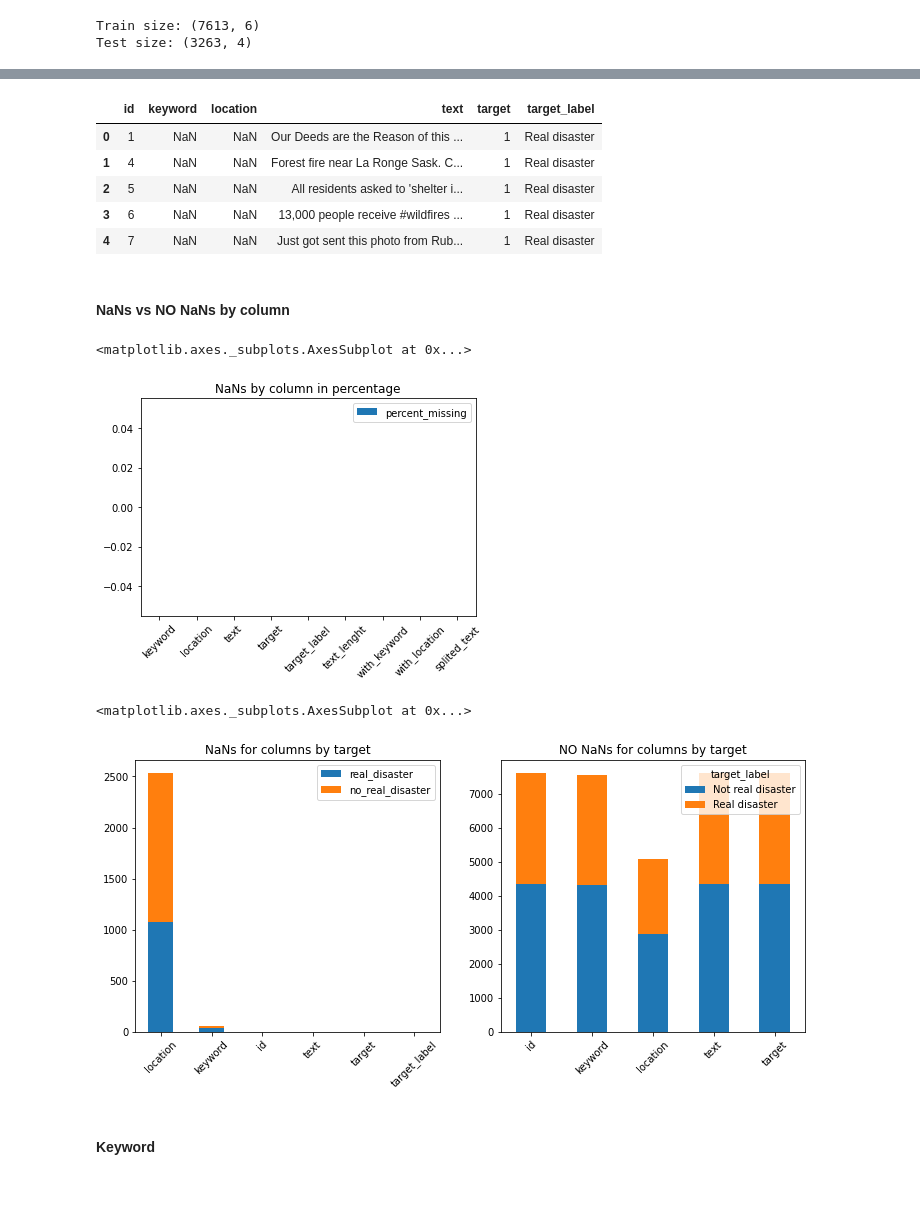
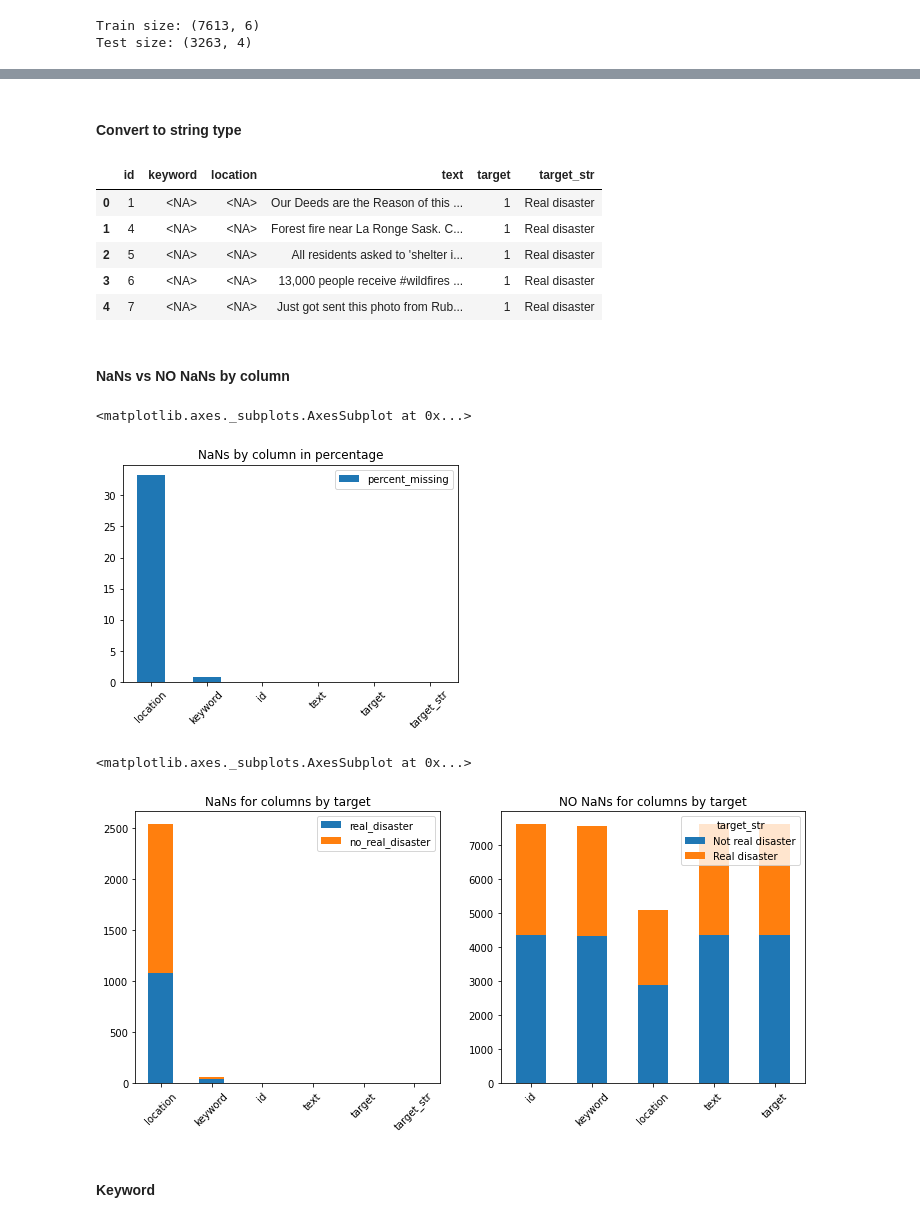
Before and after one commit to casals90/nlp_with_disaster_tweets, a Jupyter notebook: NLP_twitter.ipynb, the cells around one changed output, grey strips where cells are left out. Drawn from its saved outputs; the diff is of its cells as text; code cells hidden in the pictures; blank space fills up the shorter version.

```diff
--- a/NLP_twitter.ipynb
+++ b/NLP_twitter.ipynb
@@ -16,15 +22,18 @@ from nltk.stem.porter import PorterStemmer
 # %%
-target_dict = {
-    0: "Not real disaster",
-    1: "Real disaster"
-}
-
 no_real_disater = 0
 real_disaster = 1
 
 no_real_disaster_label = "no_real_disaster"
 real_disaster_label = "real_disaster"
 
+target_names = ["Not real disaster", "Real disaster"]
+
+target_dict = {
+    "label": target_names,
+    "value": [0, 1]
+}
+target_df = pd.DataFrame(target_dict)
+
 original_columns = ["id", "keyword", "location", "text", "target"]
 
 stop_words = stopwords.words('english')
@@ -41,5 +51,8 @@ test_file = os.path.join(data_folder, "test.csv")
 train_df = pd.read_csv(train_file)
 test_df = pd.read_csv(test_file)
 
+
 # Adding target labels
-train_df.loc[:, "target_label"] = train_df["target"].apply(lambda x: target_dict[x])
+train_df.loc[:, "target_str"] = pd.merge(train_df, target_df, how="left", left_on="target", right_on="value")["label"]
+
+train_df.head()
@@ -66,14 +86,19 @@ Data columns (total 6 columns):
 dtypes: int64(2), object(4)
 memory usage: 357.0+ KB
+# %% [markdown]
+#### Convert to string type
+# %%
+string_columns = ["keyword", "location", "text", "target_str"]
+train_df.loc[:, string_columns] = train_df[string_columns].astype("string")
 # %%
 train_df.head()
 # %% [output]
-|  | id | keyword | location | text | target | target_label |
-| 0 | 1 | NaN | NaN | Our Deeds are the Reason of this ... | 1 | Real disaster |
-| 1 | 4 | NaN | NaN | Forest fire near La Ronge Sask. C... | 1 | Real disaster |
-| 2 | 5 | NaN | NaN | All residents asked to 'shelter i... | 1 | Real disaster |
-| 3 | 6 | NaN | NaN | 13,000 people receive #wildfires ... | 1 | Real disaster |
-| 4 | 7 | NaN | NaN | Just got sent this photo from Rub... | 1 | Real disaster |
+|  | id | keyword | location | text | target | target_str |
+| 0 | 1 | <NA> | <NA> | Our Deeds are the Reason of this ... | 1 | Real disaster |
+| 1 | 4 | <NA> | <NA> | Forest fire near La Ronge Sask. C... | 1 | Real disaster |
+| 2 | 5 | <NA> | <NA> | All residents asked to 'shelter i... | 1 | Real disaster |
+| 3 | 6 | <NA> | <NA> | 13,000 people receive #wildfires ... | 1 | Real disaster |
+| 4 | 7 | <NA> | <NA> | Just got sent this photo from Rub... | 1 | Real disaster |
 # %% [markdown]
 #### NaNs vs NO NaNs by column
 # %%
@@ -82,32 +107,30 @@ missing_value_df = pd.DataFrame({"percent_missing": percent_missing})
 
 missing_value_df.sort_values(by="percent_missing", ascending=False).plot(
     kind="bar", title="NaNs by column in percentage", rot=45)
-
-# sns.barplot(y="percent_missing",data=missing_value_df, palette='PRGn')
 # %% [output]
 <matplotlib.axes._subplots.AxesSubplot at 0x...>
-[figure, old version]
+[figure, new version]
 # %%
-no_nan_df = train_df.groupby("target_label").count().transpose()
+no_nan_df = train_df.groupby("target_str").count().transpose()
 
 cond_disaster = train_df.target == real_disaster
 nan_df = pd.concat([train_df[cond_disaster].isnull().sum(),
                     train_df[~cond_disaster].isnull().sum()], axis=1)
 nan_df.columns = [real_disaster_label, no_real_disaster_label]
 nan_df.sort_values(by=[real_disaster_label], ascending=False, inplace=True)
 
 fig = plt.figure(figsize=(12, 5))
 
 # Divide the figure into a 1x2 grid, and give me the first section
 ax1 = fig.add_subplot(121)
 # Divide the figure into a 1x2 grid, and give me the second section
 ax2 = fig.add_subplot(122)
 
 nan_df.plot(kind="bar", stacked=True, title="NaNs for columns by target", ax=ax1, rot=45)
 no_nan_df.plot(kind="bar", stacked=True, title="NO NaNs for columns by target", ax=ax2, rot=45)
 # %% [output]
 <matplotlib.axes._subplots.AxesSubplot at 0x...>
-[figure, old version]
+[figure, new version]
 # %% [markdown]
 #### Keyword
 # %%
```
Also changed, not shown: parts of 31 cells of this notebook, 2 other files.
